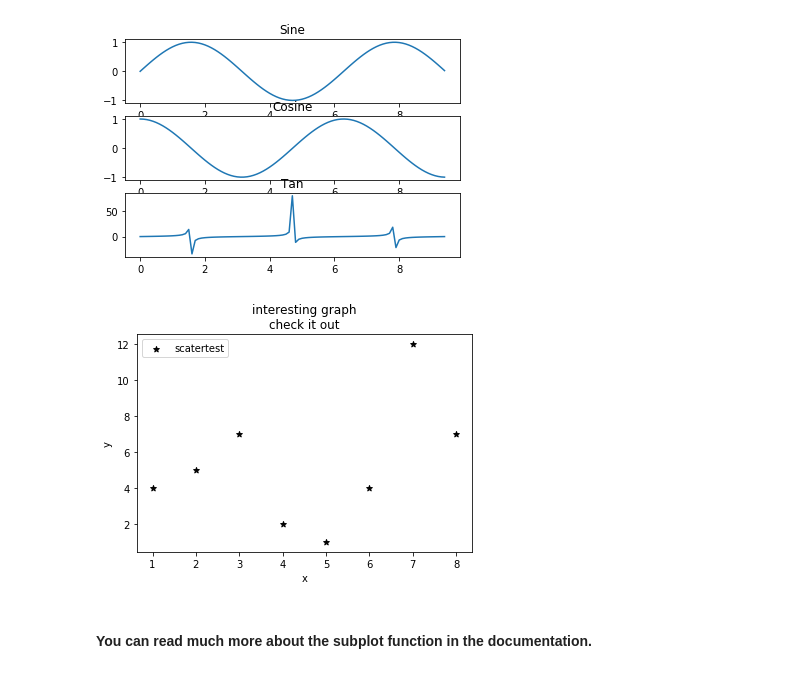
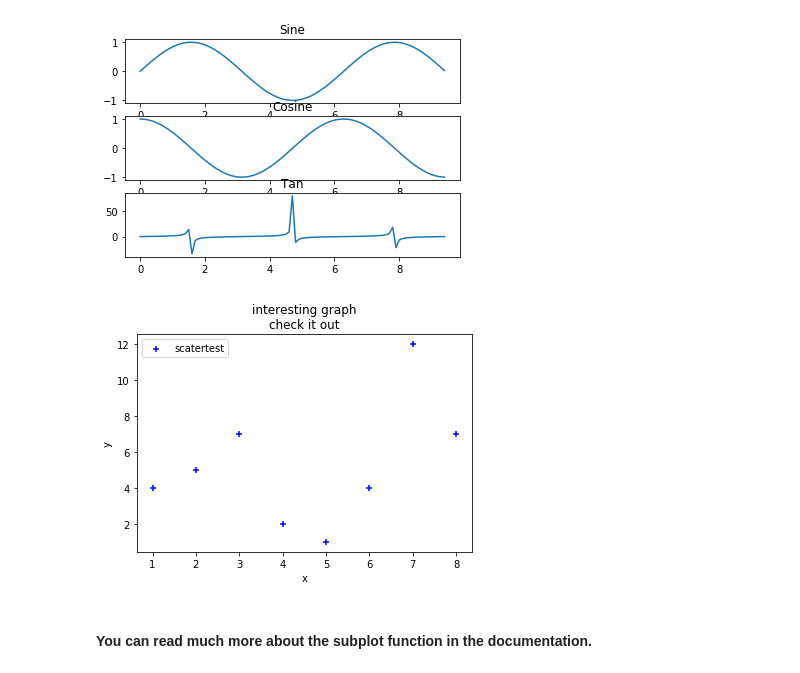
Before and after one commit to SummitStha/python-matplotlib-basics, a Jupyter notebook: Matplotlib.ipynb, the cells around one changed output. Drawn from its saved outputs; the diff is of its cells as text; code cells hidden in the pictures.

Commit message:
documentation done for scatter plots

```diff
--- a/Matplotlib.ipynb
+++ b/Matplotlib.ipynb
@@ -75,15 +75,19 @@ plt.show()
 # %%
 # scatterplots - used to show correlation or relationship between variables(basically)
 import matplotlib.pyplot as plt
 x=[1,2,3,4,5,6,7,8]
 y=[4,5,7,2,1,4,12,7]
-plt.scatter(x,y,label='scatertest',color='k',marker='*')
+#we can pass color parameter to specify the color,generally first letter of the color can be passed as value
+#for example 'b' for blue 'g; for green.
+# marker parameter specifies the type by which we can denote the scatter points .matplotlib has pre defined
+#vaues for marker like '*' , '+' ,etc.
+plt.scatter(x,y,label='scatertest',color='b',marker='+')
 plt.xlabel('x')
 plt.ylabel('y')
 plt.title('interesting graph\ncheck it out')
 plt.legend()
 plt.show()
 # %% [output]
-[figure, old version]
+[figure, new version]
 # %% [markdown]
 #### You can read much more about the subplot function in the documentation.
```
